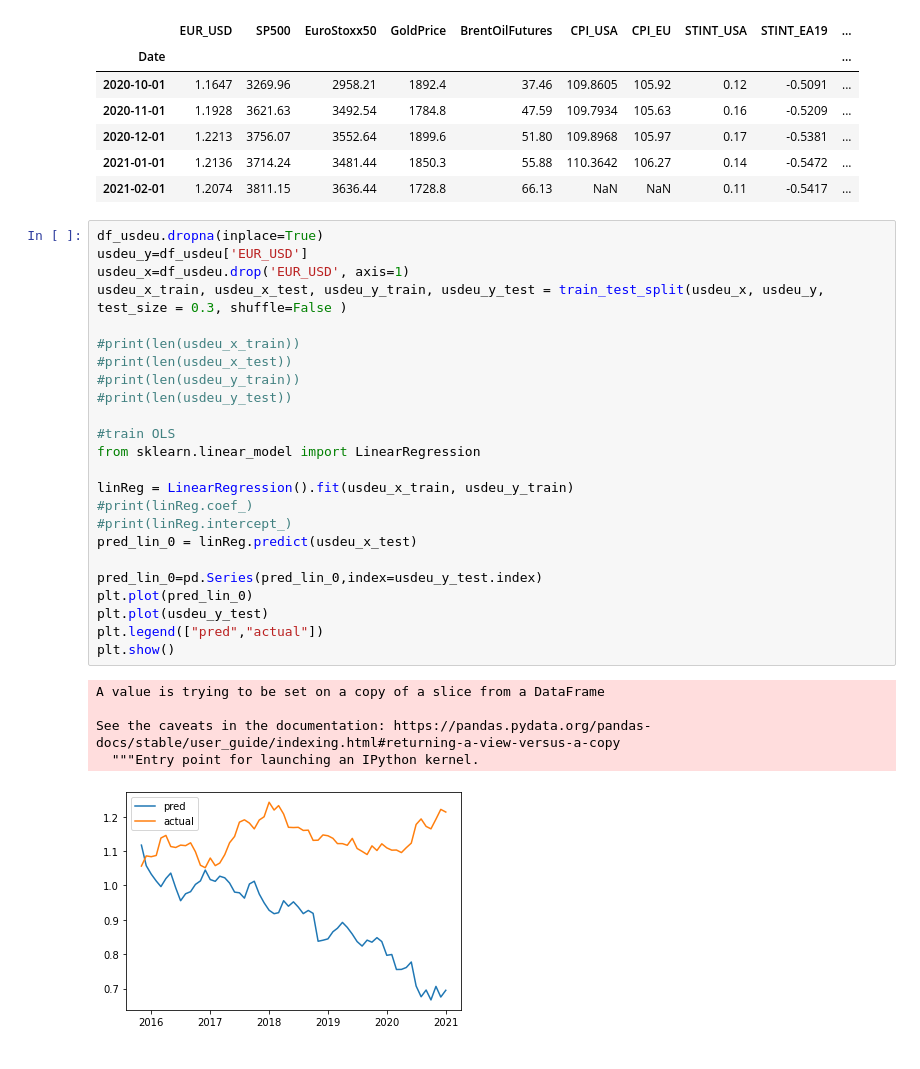
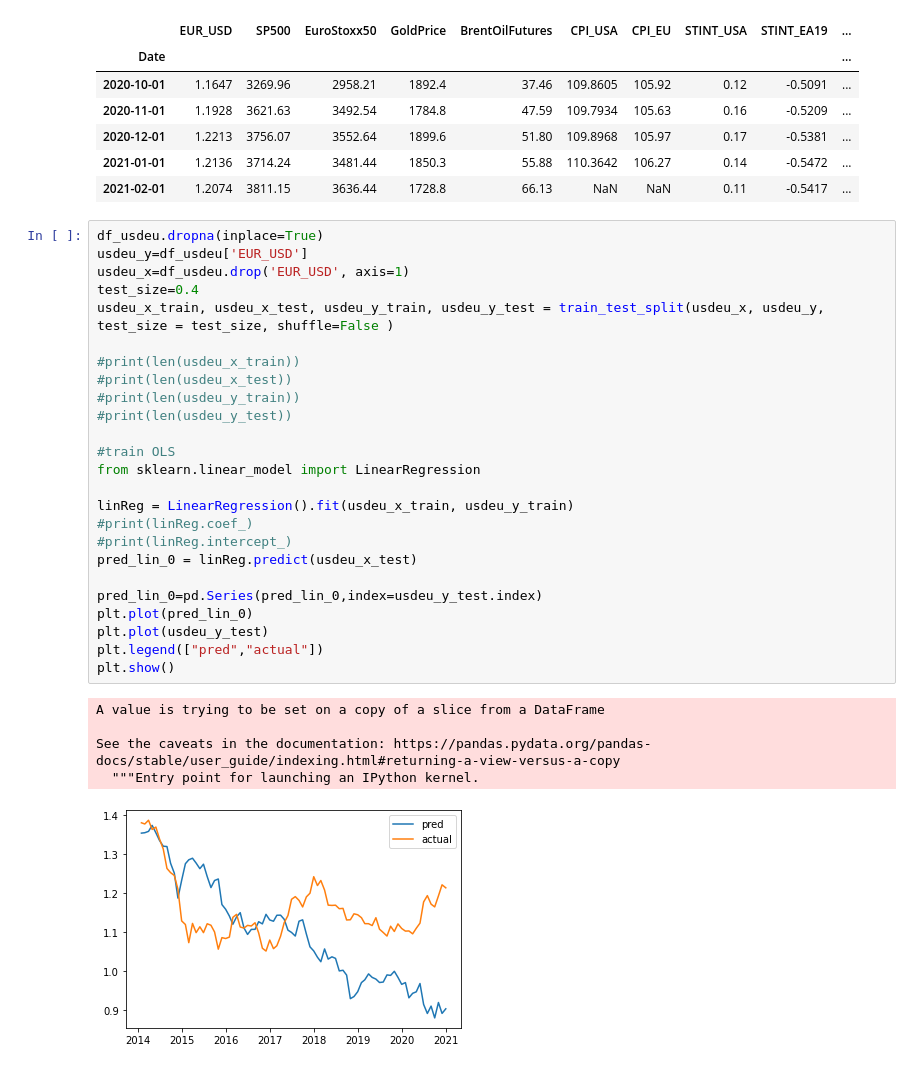
Before and after one commit to TonyYHLau/COMP5212Project, a Jupyter notebook: LinearReg_Tony.ipynb, the cells around one changed output. Drawn from its saved outputs; the diff is of its cells as text.

```diff
--- a/LinearReg_Tony.ipynb
+++ b/LinearReg_Tony.ipynb
@@ -125,32 +125,33 @@ df_usdeu.tail()
 # %%
 df_usdeu.dropna(inplace=True)
 usdeu_y=df_usdeu['EUR_USD']
 usdeu_x=df_usdeu.drop('EUR_USD', axis=1)
-usdeu_x_train, usdeu_x_test, usdeu_y_train, usdeu_y_test = train_test_split(usdeu_x, usdeu_y, test_size = 0.3, shuffle=False )
+test_size=0.4
+usdeu_x_train, usdeu_x_test, usdeu_y_train, usdeu_y_test = train_test_split(usdeu_x, usdeu_y, test_size = test_size, shuffle=False )
 
 #print(len(usdeu_x_train))
 #print(len(usdeu_x_test))
 #print(len(usdeu_y_train))
 #print(len(usdeu_y_test))
 
 #train OLS
 from sklearn.linear_model import LinearRegression
 
 linReg = LinearRegression().fit(usdeu_x_train, usdeu_y_train)
 #print(linReg.coef_)
 #print(linReg.intercept_)
 pred_lin_0 = linReg.predict(usdeu_x_test)
 
 pred_lin_0=pd.Series(pred_lin_0,index=usdeu_y_test.index)
 plt.plot(pred_lin_0)
 plt.plot(usdeu_y_test)
 plt.legend(["pred","actual"])
 plt.show()
 # %% [output]
 A value is trying to be set on a copy of a slice from a DataFrame
 
 See the caveats in the documentation: https://pandas.pydata.org/pandas-docs/stable/user_guide/indexing.html#returning-a-view-versus-a-copy
   """Entry point for launching an IPython kernel.
-[figure, old version]
+[figure, new version]
 # %%
 #one-step ahead predictions for recursive linear regression
```
Also changed, not shown: parts of 7 cells of this notebook.
